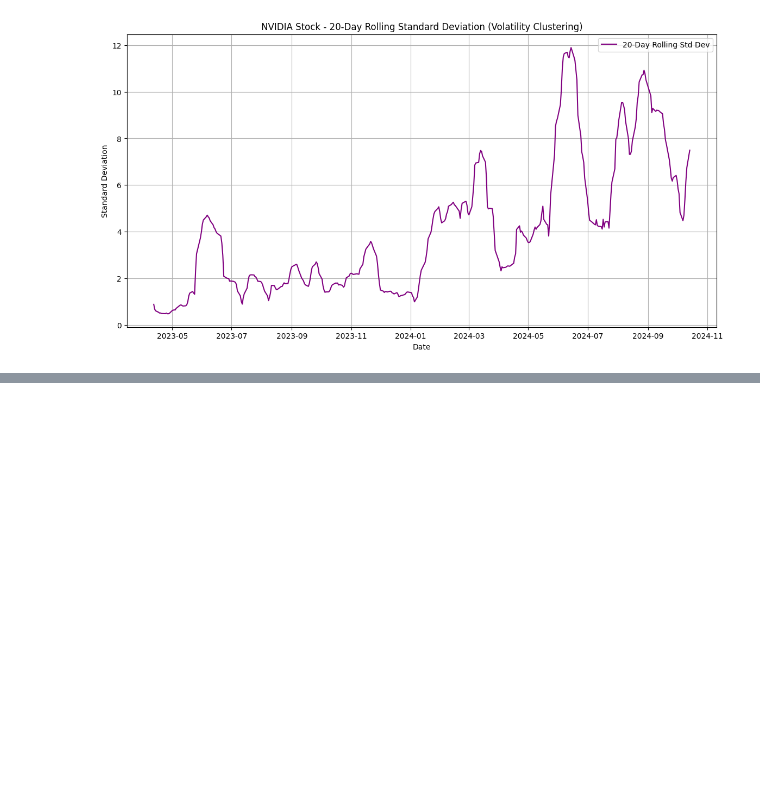
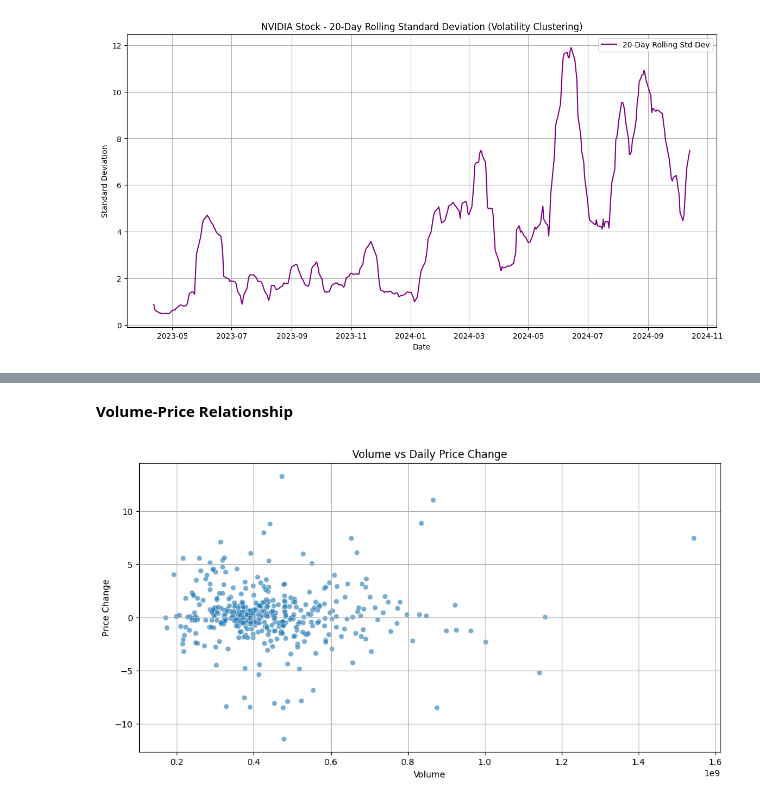
Before and after one commit to mervegb/stock-market-analysis-lstm, a Jupyter notebook: analysis-modeling-nvidia-data.ipynb, the cells around one changed output, grey strips where cells are left out. Cells and saved outputs as stored; diff of their text form; code cells hidden in the pictures; blank space fills up the shorter version.

```diff
--- a/analysis-modeling-nvidia-data.ipynb
+++ b/analysis-modeling-nvidia-data.ipynb
@@ -284,0 +349,14 @@ plt.show()
+# %% [markdown]
+**Volume-Price Relationship**
+# %%
+data["Price_Change"] = data["Close"].diff()
+
+plt.figure(figsize=(12, 6))
+sns.scatterplot(x=data['Volume'], y=data['Price_Change'], alpha=0.6)
+plt.title('Volume vs Daily Price Change')
+plt.xlabel('Volume')
+plt.ylabel('Price Change')
+plt.grid(True)
+plt.show()
+# %% [output]
+[figure, added]
```
Also changed, not shown: parts of 6 cells of this notebook.
